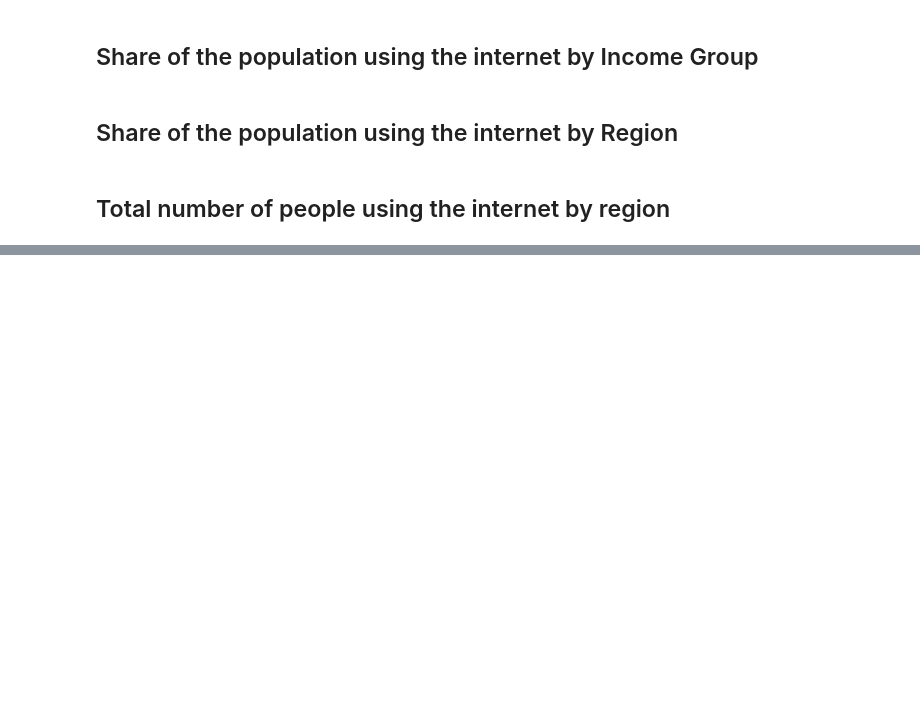
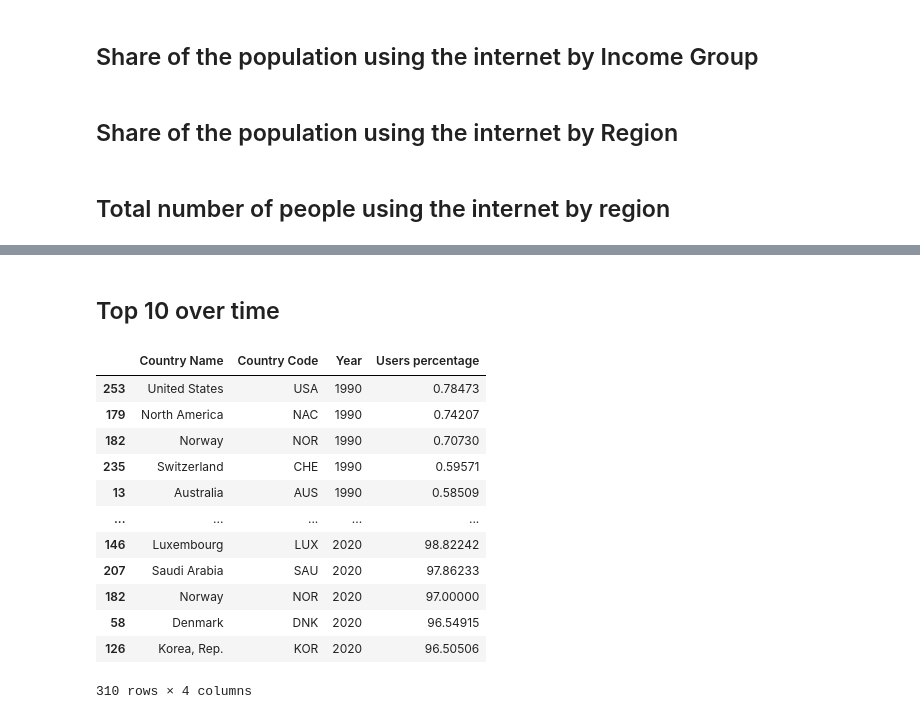
Before and after one commit to celeste-daleo/global-internet-accessibility, a Jupyter notebook: exploration_internet.ipynb, the cells around one changed output, grey strips where cells are left out. Cells and saved outputs as stored; diff of their text form; code cells hidden in the pictures; blank space fills up the shorter version.

```diff
--- a/exploration_internet.ipynb
+++ b/exploration_internet.ipynb
@@ -343,2 +410,35 @@ KeyError: 'Column not found: IT.NET.USER.ZS'
+# %% [markdown]
+## Top 10 over time
+# %%
+# Top 10 countries with the highest internet use by population share over time
+
+def top_10(my_df, col_year):
+    years = my_df[col_year].unique()
+
+    df_top_10 = pd.DataFrame(columns=['Country Name', 'Country Code',  'Year',  'Users percentage'])
+
+    for i in years:
+        ds = my_df.query(f'Year == {i}')
+        ds = ds.groupby(['Country Name', 'Country Code','Year' ])['Users percentage'].sum().to_frame().reset_index()
+        ds = ds.sort_values(by=['Users percentage'], ascending=False)[:10]
+        df_top_10 = pd.concat([df_top_10, ds])
+    return df_top_10
+# %%
+df_top_10 = top_10(df_users, 'Year')
+df_top_10
+# %% [output]
+|  | Country Name | Country Code | Year | Users percentage |
+| 253 | United States | USA | 1990 | 0.78473 |
+| 179 | North America | NAC | 1990 | 0.74207 |
+| 182 | Norway | NOR | 1990 | 0.70730 |
+| 235 | Switzerland | CHE | 1990 | 0.59571 |
+| 13 | Australia | AUS | 1990 | 0.58509 |
+| ... | ... | ... | ... | ... |
+| 146 | Luxembourg | LUX | 2020 | 98.82242 |
+| 207 | Saudi Arabia | SAU | 2020 | 97.86233 |
+| 182 | Norway | NOR | 2020 | 97.00000 |
+| 58 | Denmark | DNK | 2020 | 96.54915 |
+| 126 | Korea, Rep. | KOR | 2020 | 96.50506 |
+310 rows × 4 columns
 # %%
 # This thing is not showing all the countries =(
```
Also changed, not shown: parts of 17 cells of this notebook.
